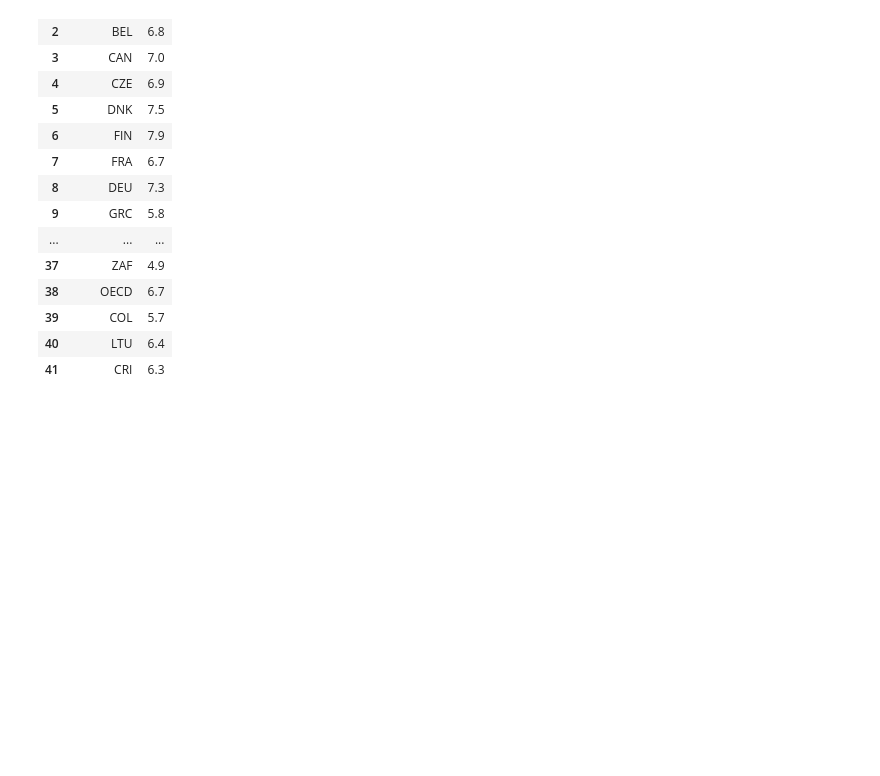
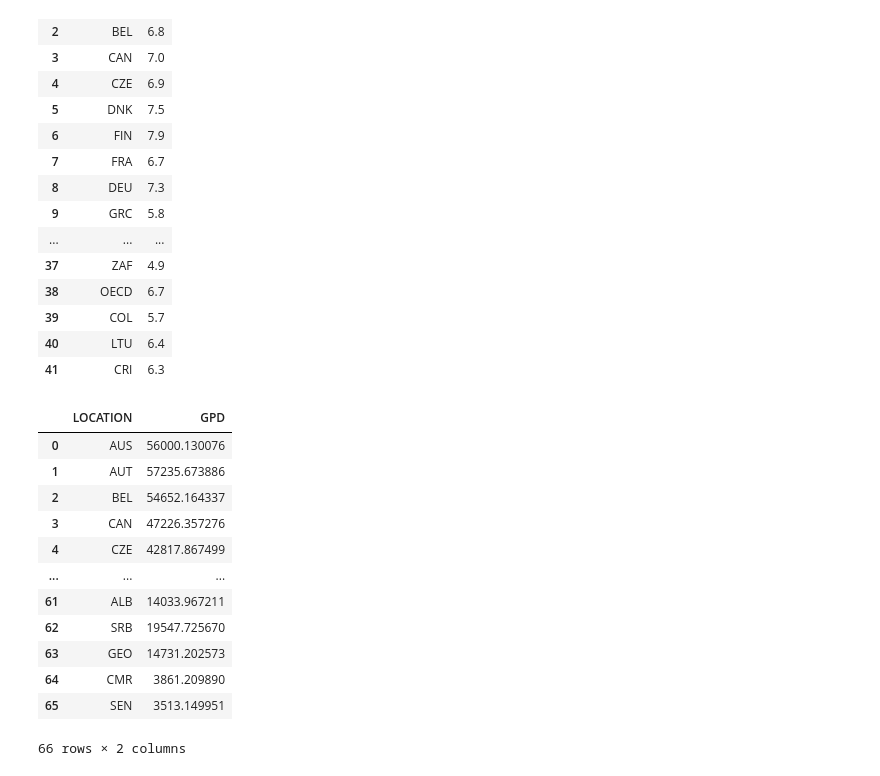
Before and after one commit to oscorchan/L-argent-fait-il-le-bonheur-, a Jupyter notebook: data.ipynb, the cells around one changed output. Saved outputs shown, nothing was run; the diff lists cells and outputs as text; code cells hidden in the pictures; blank space fills up the shorter version.

```diff
--- a/data.ipynb
+++ b/data.ipynb
@@ -192,0 +196,16 @@ df.to_csv('Filtered_BLI.csv', index=None)
+# %%
+GPD
+# %% [output]
+|  | LOCATION | GPD |
+| 0 | AUS | 56000.130076 |
+| 1 | AUT | 57235.673886 |
+| 2 | BEL | 54652.164337 |
+| 3 | CAN | 47226.357276 |
+| 4 | CZE | 42817.867499 |
+| ... | ... | ... |
+| 61 | ALB | 14033.967211 |
+| 62 | SRB | 19547.725670 |
+| 63 | GEO | 14731.202573 |
+| 64 | CMR | 3861.209890 |
+| 65 | SEN | 3513.149951 |
+66 rows × 2 columns
```
Also changed, not shown: parts of 5 cells of this notebook, 1 other file.
